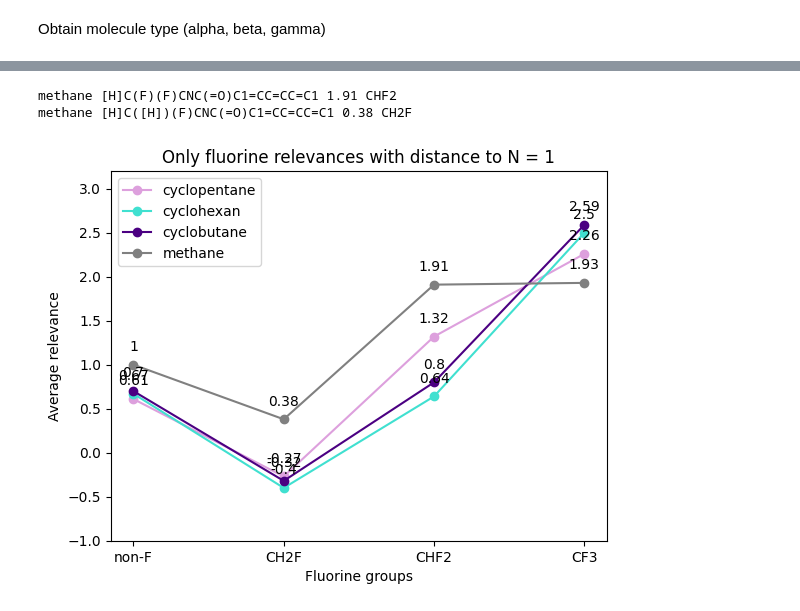
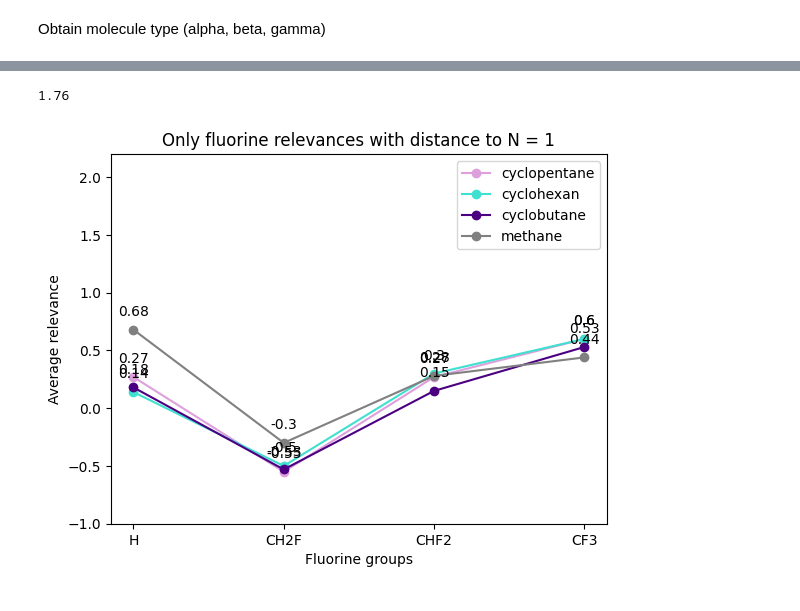
Before and after one commit to blackthorn-ai/XAI_Chem, a Jupyter notebook: ml_part/lrp/logP/notebooks/relevance_per_derivatives_for_secondary_amines.ipynb, the cells around one changed output, grey strips where cells are left out. Saved outputs shown, nothing was run; the diff lists cells and outputs as text; code cells hidden in the pictures.

```diff
--- a/ml_part/lrp/logP/notebooks/relevance_per_derivatives_for_secondary_amines.ipynb
+++ b/ml_part/lrp/logP/notebooks/relevance_per_derivatives_for_secondary_amines.ipynb
@@ -9,6 +9,7 @@ def prepare_data():
     SMILES_to_fgroup = {}
     SMILES_to_identificator = {}
     SMILES_to_cycle_type = {}
+    SMILES_to_logP = {}
     for index, row in df_main.iterrows():
         SMILES = row['Amides for LogP']
         if pd.isnull(SMILES):
@@ -17,6 +18,7 @@ def prepare_data():
         SMILES_to_fgroup[SMILES] = row['F group']
         SMILES_to_identificator[SMILES] = row['identificator']
         SMILES_to_cycle_type[SMILES] = row['Framework']
+        SMILES_to_logP[SMILES] = row['LogP']
 
-    return SMILES_to_fgroup, SMILES_to_identificator, SMILES_to_cycle_type
+    return SMILES_to_fgroup, SMILES_to_identificator, SMILES_to_cycle_type, SMILES_to_logP
 # %%
@@ -155,6 +164,8 @@ plt.show()
 -----
 # %% [markdown]
 Obtain molecule type (alpha, beta, gamma)
+# %%
+molecules_only_fluor_derivatives = Molecules_all_fluorine_group
 # %%
 from collections import deque
 
@@ -268,11 +279,20 @@ smiles_to_distance_to_nitrogen
  'FC1(F)CN(C1)C(=O)C1=CC=CC=C1': 2,
  '[H]C([H])(F)CNC(=O)C1=CC=CC=C1': 1,
  'CC(F)(F)CCC(=O)NC1=CC=CC=C1': inf}
+# %%
+SMILES_to_logP['FC(F)(F)CNC(=O)C1=CC=CC=C1']
+# %% [output]
+1.76
 # %%
-cyclobutane = {'non-F': [0.7]}
-cyclopentane = {'non-F': [0.61]}
-cyclohexan = {'non-F': [0.67]}
-methane = {'non-F': [1], 'CF3': [1.93]}
+cyclobutane = {'H': [0.18]}
+cyclopentane = {'H': [0.27]}
+cyclohexan = {'H': [0.14]}
+methane = {'H': [0.68], 'CF3': [0.44]}
+
+cyclobutane_logP = {'H': [1.13]}
+cyclopentane_logP = {'H': [1.19]}
+cyclohexan_logP = {'H': [1.39]}
+methane_logP = {'H': [1.03], 'CF3': [1.76]}
 
 for SMILES, distance in smiles_to_distance_to_nitrogen.items():
 
@@ -284,24 +304,30 @@ for SMILES, distance in smiles_to_distance_to_nitrogen.items():
         f_group = SMILES_to_fgroup[SMILES]
         if f_group in cyclohexan:
             cyclohexan[f_group].append(molecules_only_fluor_derivatives[SMILES])
+            cyclohexan_logP[f_group].append(SMILES_to_logP[SMILES])
         else:
             cyclohexan[f_group] = [molecules_only_fluor_derivatives[SMILES]]
+            cyclohexan_logP[f_group] = [SMILES_to_logP[SMILES]]
 
     elif 'cyclopentane' == SMILES_to_cycle_type[SMILES]:
 
         f_group = SMILES_to_fgroup[SMILES]
         if f_group in cyclopentane:
             cyclopentane[f_group].append(molecules_only_fluor_derivatives[SMILES])
+            cyclopentane_logP[f_group].append(SMILES_to_logP[SMILES])
         else:
             cyclopentane[f_group] = [molecules_only_fluor_derivatives[SMILES]]
+            cyclopentane_logP[f_group] = [SMILES_to_logP[SMILES]]
 
     elif 'cyclobutane' == SMILES_to_cycle_type[SMILES]:
 
         f_group = SMILES_to_fgroup[SMILES]
         if f_group in cyclobutane:
             cyclobutane[f_group].append(molecules_only_fluor_derivatives[SMILES])
+            cyclobutane_logP[f_group].append(SMILES_to_logP[SMILES])
         else:
             cyclobutane[f_group] = [molecules_only_fluor_derivatives[SMILES]]
+            cyclobutane_logP[f_group] = [SMILES_to_logP[SMILES]]
 
     elif 'methane' == SMILES_to_cycle_type[SMILES]:
 
@@ -310,16 +336,21 @@ for SMILES, distance in smiles_to_distance_to_nitrogen.items():
             continue
         if f_group in methane:
             methane[f_group].append(molecules_only_fluor_derivatives[SMILES])
+            methane_logP[f_group].append(SMILES_to_logP[SMILES])
         else:
             methane[f_group] = [molecules_only_fluor_derivatives[SMILES]]
+            methane_logP[f_group] = [SMILES_to_logP[SMILES]]
 
-        print("methane", SMILES, molecules_only_fluor_derivatives[SMILES], f_group)
+        # print("methane", SMILES, molecules_only_fluor_derivatives[SMILES], f_group)
-# %% [output]
-methane [H]C(F)(F)CNC(=O)C1=CC=CC=C1 1.91 CHF2
-methane [H]C([H])(F)CNC(=O)C1=CC=CC=C1 0.38 CH2F
 # %%
-fluorine_groups = ['non-F', 'CH2F', 'CHF2', 'CF3']
+fluorine_groups = ['H', 'CH2F', 'CHF2', 'CF3',]
+fluorine_groups_for_plot = ['H', 'CH2F', 'gem-CF2', 'CHF2', 'CF3',]
 cyclopentane_values = [sum(cyclopentane[fluorine_group]) for fluorine_group in fluorine_groups]
 cyclohexan_values = [sum(cyclohexan[fluorine_group]) for fluorine_group in fluorine_groups]
 cyclobutane_values = [sum(cyclobutane[fluorine_group]) for fluorine_group in fluorine_groups]
 methane_values = [sum(methane[fluorine_group]) for fluorine_group in fluorine_groups]
+
+cyclopentane_logP_values = [sum(cyclopentane_logP[fluorine_group]) for fluorine_group in fluorine_groups]
+cyclohexan_logP_values = [sum(cyclohexan_logP[fluorine_group]) for fluorine_group in fluorine_groups]
+cyclobutane_logP_values = [sum(cyclobutane_logP[fluorine_group]) for fluorine_group in fluorine_groups]
+methane_logP_values = [sum(methane_logP[fluorine_group]) for fluorine_group in fluorine_groups]
@@ -326,23 +368,23 @@ methane_values = [sum(methane[fluorine_group]) for fluorine_group in fluorine_gr
 # %%
 import matplotlib.pyplot as plt
 
 plt.plot(fluorine_groups, cyclopentane_values, marker='o', linestyle='-', color="plum", label="cyclopentane")
 plt.plot(fluorine_groups, cyclohexan_values, marker='o', linestyle='-', color="turquoise", label="cyclohexan")
 plt.plot(fluorine_groups, cyclobutane_values, marker='o', linestyle='-', color="indigo", label="cyclobutane")
 plt.plot(fluorine_groups, methane_values, marker='o', linestyle='-', color="grey", label="methane")
 
 for i in range(len(fluorine_groups)):
     plt.annotate(str(cyclopentane_values[i]), (fluorine_groups[i], cyclopentane_values[i]), xytext=(0, 10), textcoords='offset points', ha='center')
     plt.annotate(str(cyclohexan_values[i]), (fluorine_groups[i], cyclohexan_values[i]), xytext=(0, 10), textcoords='offset points', ha='center')
     plt.annotate(str(cyclobutane_values[i]), (fluorine_groups[i], cyclobutane_values[i]), xytext=(0, 10), textcoords='offset points', ha='center')
     plt.annotate(f"{str(methane_values[i])}", (fluorine_groups[i], methane_values[i]), xytext=(0, 10), textcoords='offset points', ha='center')
 
 plt.xlabel('Fluorine groups')
 plt.ylabel('Average relevance')
 plt.title('Only fluorine relevances with distance to N = 1')
 
-plt.ylim(-1, 3.2)
+plt.ylim(-1, 2.2)
 plt.legend()
 plt.show()
 # %% [output]
-[figure, old version]
+[figure, new version]
```
Also changed, not shown: parts of 17 cells of this notebook, 21 other files.
